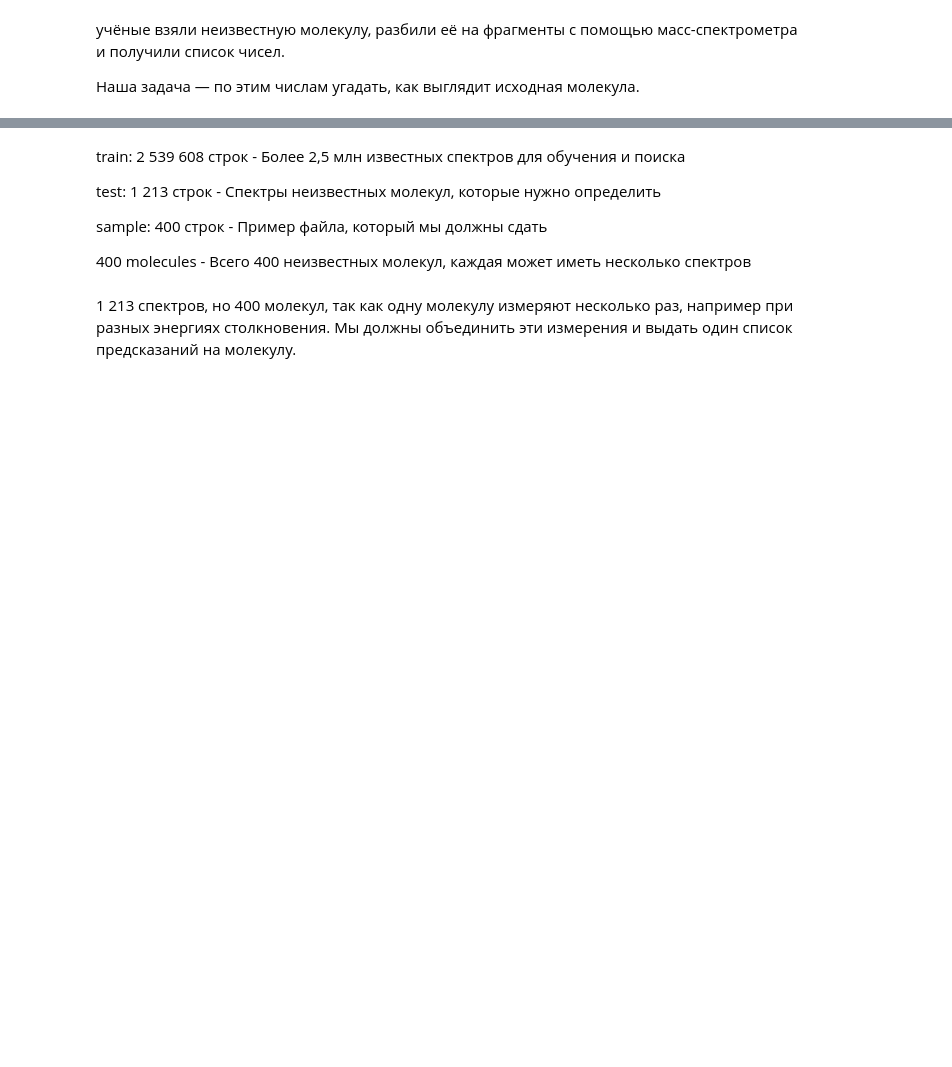
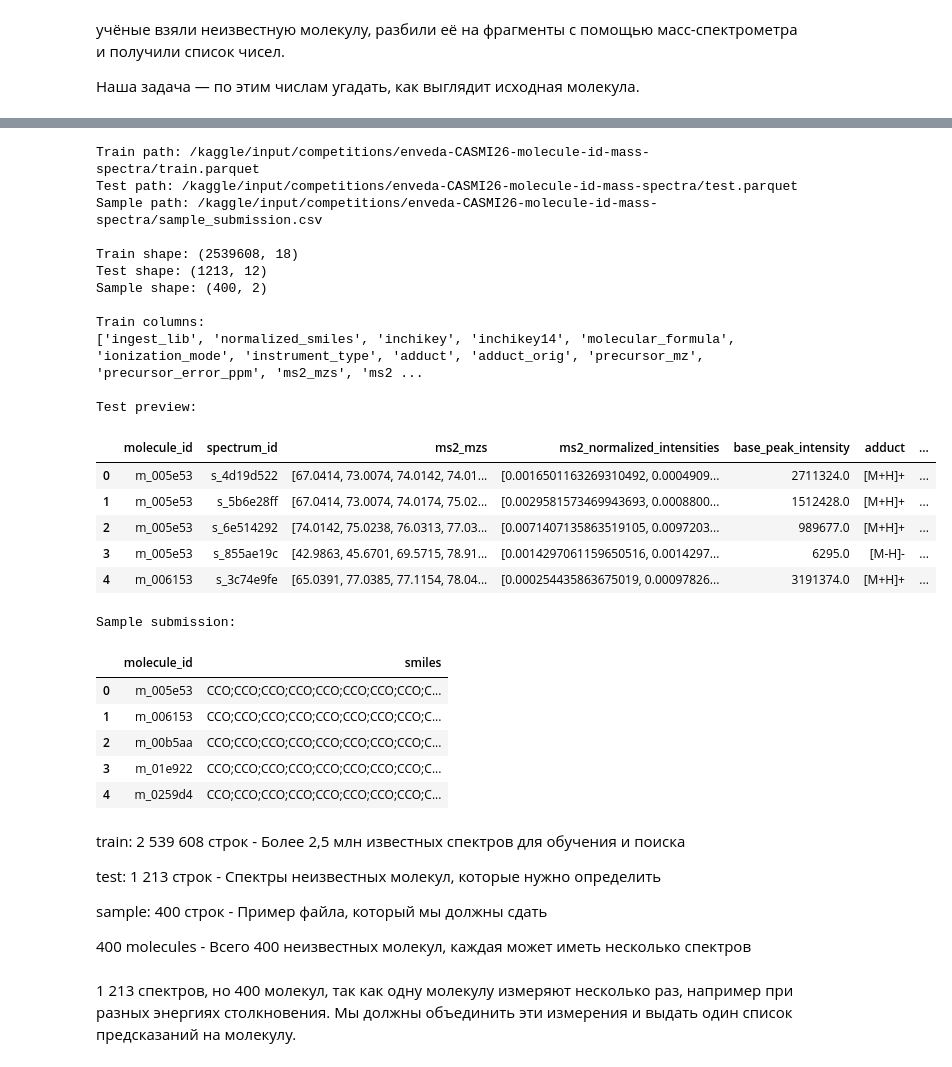
Before and after one commit to xoxotaisiya/kaggle-competitions, a Jupyter notebook: enveda-casmi.ipynb, the cells around one changed output, grey strips where cells are left out. Drawn from its saved outputs; the diff is of its cells as text; code cells hidden in the pictures; blank space fills up the shorter version.

Commit message:
Kaggle Notebook | Enveda CASMI  | Version 13

```diff
--- a/enveda-casmi.ipynb
+++ b/enveda-casmi.ipynb
@@ -68,33 +93,63 @@ print("\nOUTPUT DIRECTORY EXISTS:",
 # %%
-from pathlib import Path
-import pandas as pd
+def find_file(name, path=Path("/kaggle/input")):
+    for root, dirs, files in os.walk(path):
+        if name in files:
+            return os.path.join(root, name)
+    raise FileNotFoundError(f"Файл {name} не найден в директории {path}")
 
 ROOT = Path("/kaggle/input")
 
 TRAIN_PATH = find_file("train.parquet")
 TEST_PATH = find_file("test.parquet")
 SAMPLE_PATH = find_file("sample_submission.csv")
 
 print("Train path:", TRAIN_PATH)
 print("Test path:", TEST_PATH)
 print("Sample path:", SAMPLE_PATH)
 
+# 3. Загрузка данных
 train = pd.read_parquet(TRAIN_PATH)
 test = pd.read_parquet(TEST_PATH)
 sample = pd.read_csv(SAMPLE_PATH)
 
 print("\nTrain shape:", train.shape)
 print("Test shape:", test.shape)
 print("Sample shape:", sample.shape)
 
 print("\nTrain columns:")
 print(train.columns.tolist())
 
 print("\nTest preview:")
 display(test.head())
 
 print("\nSample submission:")
 display(sample.head())
+# %% [output]
+Train path: /kaggle/input/competitions/enveda-CASMI26-molecule-id-mass-spectra/train.parquet
+Test path: /kaggle/input/competitions/enveda-CASMI26-molecule-id-mass-spectra/test.parquet
+Sample path: /kaggle/input/competitions/enveda-CASMI26-molecule-id-mass-spectra/sample_submission.csv
+
+Train shape: (2539608, 18)
+Test shape: (1213, 12)
+Sample shape: (400, 2)
+
+Train columns:
+['ingest_lib', 'normalized_smiles', 'inchikey', 'inchikey14', 'molecular_formula', 'ionization_mode', 'instrument_type', 'adduct', 'adduct_orig', 'precursor_mz', 'precursor_error_ppm', 'ms2_mzs', 'ms2 ...
+
+Test preview:
+|  | molecule_id | spectrum_id | ms2_mzs | ms2_normalized_intensities | base_peak_intensity | adduct | ... |
+| 0 | m_005e53 | s_4d19d522 | [67.0414, 73.0074, 74.0142, 74.01... | [0.0016501163269310492, 0.0004909... | 2711324.0 | [M+H]+ | ... |
+| 1 | m_005e53 | s_5b6e28ff | [67.0414, 73.0074, 74.0174, 75.02... | [0.0029581573469943693, 0.0008800... | 1512428.0 | [M+H]+ | ... |
+| 2 | m_005e53 | s_6e514292 | [74.0142, 75.0238, 76.0313, 77.03... | [0.0071407135863519105, 0.0097203... | 989677.0 | [M+H]+ | ... |
+| 3 | m_005e53 | s_855ae19c | [42.9863, 45.6701, 69.5715, 78.91... | [0.0014297061159650516, 0.0014297... | 6295.0 | [M-H]- | ... |
+| 4 | m_006153 | s_3c74e9fe | [65.0391, 77.0385, 77.1154, 78.04... | [0.000254435863675019, 0.00097826... | 3191374.0 | [M+H]+ | ... |
+Sample submission:
+|  | molecule_id | smiles |
+| 0 | m_005e53 | CCO;CCO;CCO;CCO;CCO;CCO;CCO;CCO;C... |
+| 1 | m_006153 | CCO;CCO;CCO;CCO;CCO;CCO;CCO;CCO;C... |
+| 2 | m_00b5aa | CCO;CCO;CCO;CCO;CCO;CCO;CCO;CCO;C... |
+| 3 | m_01e922 | CCO;CCO;CCO;CCO;CCO;CCO;CCO;CCO;C... |
+| 4 | m_0259d4 | CCO;CCO;CCO;CCO;CCO;CCO;CCO;CCO;C... |
 # %% [markdown]
 
 
```
Also changed, not shown: parts of 17 cells of this notebook.
